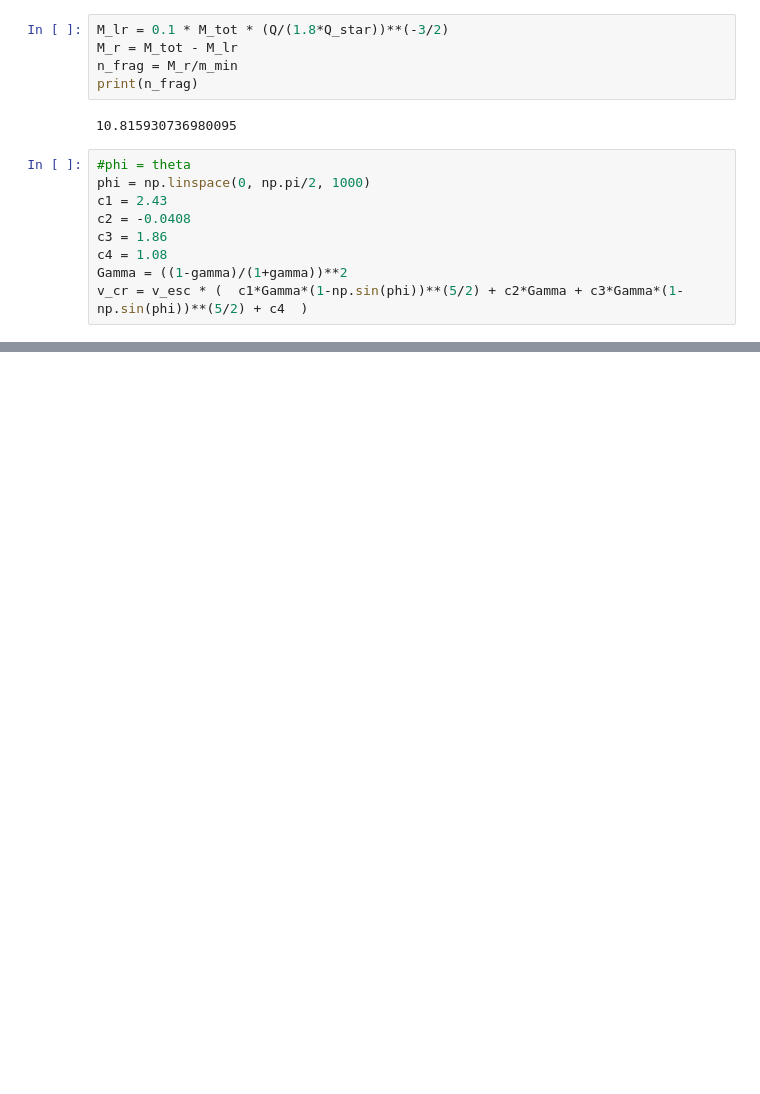
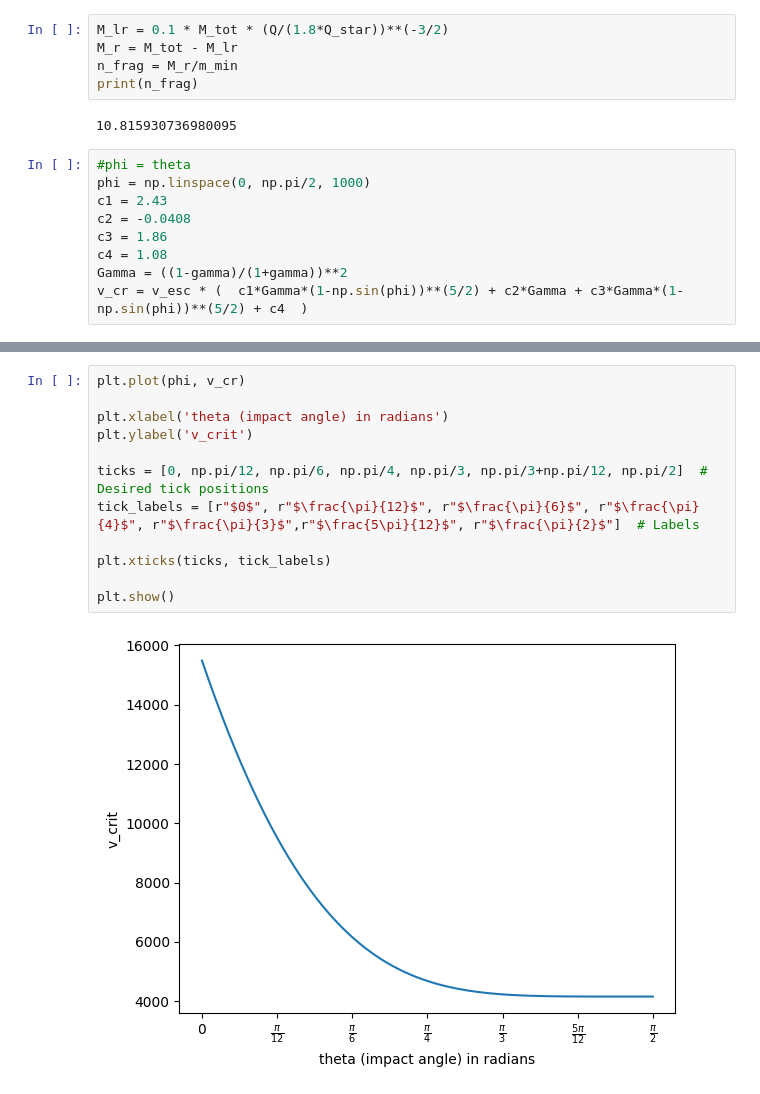
Before and after one commit to haniyehtajer/planetgarten, a Jupyter notebook: algorithm/collision_physics.ipynb, the cells around one changed output, grey strips where cells are left out. Cells and saved outputs as stored; diff of their text form; blank space fills up the shorter version.

```diff
--- a/algorithm/collision_physics.ipynb
+++ b/algorithm/collision_physics.ipynb
@@ -87,0 +142,14 @@ plt.show()
+# %%
+plt.plot(phi, v_cr)
+
+plt.xlabel('theta (impact angle) in radians')
+plt.ylabel('v_crit')
+
+ticks = [0, np.pi/12, np.pi/6, np.pi/4, np.pi/3, np.pi/3+np.pi/12, np.pi/2]  # Desired tick positions
+tick_labels = [r"$0$", r"$\frac{\pi}{12}$", r"$\frac{\pi}{6}$", r"$\frac{\pi}{4}$", r"$\frac{\pi}{3}$",r"$\frac{5\pi}{12}$", r"$\frac{\pi}{2}$"]  # Labels
+
+plt.xticks(ticks, tick_labels)
+
+plt.show()
+# %% [output]
+[figure, added]
```
Also changed, not shown: parts of 8 cells of this notebook, 1 other file.
